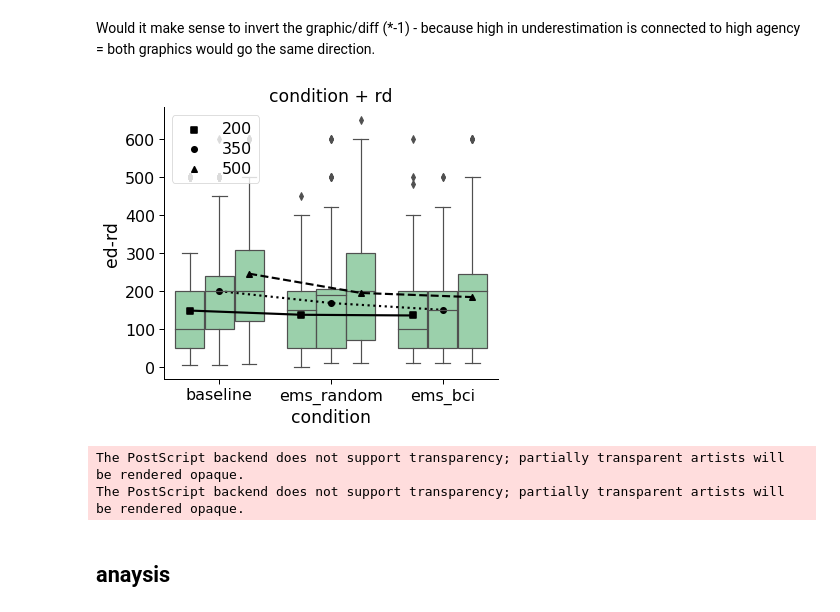
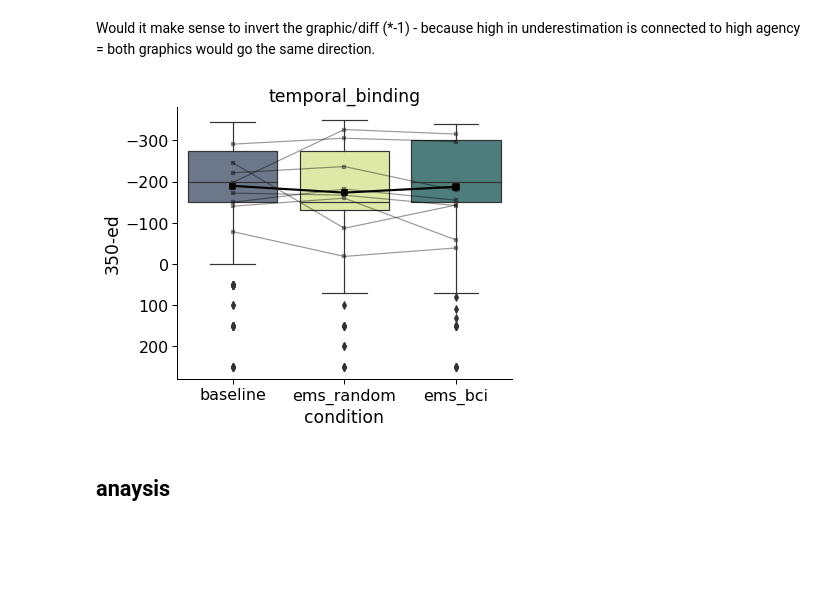
Before and after one commit to lukasgehrke/2021-fastReach, a Jupyter notebook: analyses/Leonie_tests/analysis_short.ipynb, the cells around one changed output. Saved outputs shown, nothing was run; the diff lists cells and outputs as text; code cells hidden in the pictures; blank space fills up the shorter version.

Commit message:
plot + skript update

```diff
--- a/analyses/Leonie_tests/analysis_short.ipynb
+++ b/analyses/Leonie_tests/analysis_short.ipynb
@@ -37,6 +37,8 @@ p= "C://Users/terfu/Desktop/2021-fastReach/data/study/" #repository for output
 # %%
 # load data
 behavior_raw= pd.read_csv( p + 'PI_results_design.csv')
+
+
 
 # set data types
 behavior_raw[['ed','rt']] = behavior_raw[['ed','rt']].apply(pd.to_numeric, axis=1)
@@ -44,6 +46,11 @@ behavior_raw[['ed','rt']] = behavior_raw[['ed','rt']].apply(pd.to_numeric, axis=
 behavior_raw['rd'] = behavior_raw['rd'].astype("string")  # needs to be string before category for R conversion
 
 behavior_raw[['rd','condition']] = behavior_raw[['rd','condition']].astype("category")
+
+
+# delete VP 18 (did not follow instructions in block 3)
+
+behavior_raw =  behavior_raw.loc[behavior_raw["id"] !=18]
 # %% [markdown]
 ### check raw data (rection times and estimated times)
 # %%
@@ -145,20 +152,23 @@ hist = sns.histplot(behavior, x = 'delta_tap_ems',ax =ax, hue = 'id')
 # with stimulation condition + time condition+ rd as y
 
 behavior[['rd']] = behavior[['rd']].apply(pd.to_numeric, axis=1)
-behavior["diff"]= behavior["ed"]
+behavior[['ed']] = behavior[['ed']].apply(pd.to_numeric, axis=1)
+# diff = ed - 350 because 350 is the mean of the different time intervals; maybe add *-1  to adapt direction of the plot
+behavior["diff"]= behavior['ed']-350
 behavior[['rd']] = behavior[['rd']].astype("category")
 
 
 ####tbd - change diff to rd-ed to get positive value for understimation
 #behavior["diff"] = behavior["diff"]*-1
 
-behavior_means = behavior.groupby(['id','condition','rd'],as_index=False)['diff'].mean()
+behavior_means = behavior.groupby(['id','condition'],as_index=False)['diff'].mean()
 
-palette = ['#365c8d','#E5E4E2','#899499','#4ac16d', '#277f8e','#440154']
+palette = ['#576683', '#E4f392', '#337775']
+
 cats= ['baseline','ems_random','ems_bci']
-ylabel = 'ed-rd'
+ylabel = '350-ed'
 xlabel = 'condition'
-title = 'condition + rd'
+title = 'temporal_binding'
 data = behavior
 data_means = behavior_means
 y = 'diff'
@@ -196,46 +211,49 @@ Would it make sense to invert the graphic/diff (*-1) - because high in underesti
 cats_0 = data[data[x]==cats[0]]
 cats_1 = data[data[x]==cats[1]]
 cats_2 = data[data[x]==cats[2]]
 
-pairs = [(cats[0], cats[1],cats[1])]
+pairs = [(cats[0], cats[1],cats[2])]
 
 
 with sns.plotting_context('paper', font_scale = 1.8):
 
     ### Create new plot
     fig, ax = plt.subplots(1, 1, figsize=(6,5))
     fig.patch.set_alpha(1)
 
     sns.despine() #bottom=True, left=True
 
         # show boxplots
-    ax = sns.boxplot(data = data,x = x, y = y, hue = hue2, order= cats,  palette= [palette[3],palette[3],palette[3]], )
+    ax = sns.boxplot(data = data,x = x, y = y,  order= ['baseline','ems_random','ems_bci'] ,  palette= palette )
     for patch in ax.patches: # adapt alpha
             r, g, b, a = patch.get_facecolor()
-            patch.set_facecolor((r, g, b, .6))
+            patch.set_facecolor((r, g, b, .9))
 
-        # show line connecting menas
-    ax = sns.pointplot(
-        data = data,x = x, y = y, dodge=.8 - .8 / 3,
-        markers=['s','o','^'],linestyles = ['solid','dotted','dashed'],order= cats,hue = hue2, size = 6, ci =None,palette= ['black','black','black'], labels = True)
+    # show line connecting means
+    ax =  sns.pointplot(data = data,x = x, y = y, markers="s",linewidth = 1, size = 6, ci =None,color = 'black',legend = False, order = cats)
 
+     #  show lines connecting pid means observations
+    ax = sns.lineplot(data = data_means, x = x, y = y,hue = hue, palette = sns.color_palette(['black'],8),legend = False,alpha=0.4)
+
+    ax = sns.scatterplot(data=data_means, x=x, y=y,s=10, legend= True, marker="s",color = 'black',edgecolor = 'black',alpha=0.4)
+
+    ax.invert_yaxis()
 
     handles, labels = ax.get_legend_handles_labels()
 
-    plt.legend(handles[3:6],labels[3:6],frameon=True,loc = 'upper left',labelspacing =0.3)
+    #plt.legend(handles[3:6],labels[3:6],frameon=True,loc = 'upper left',labelspacing =0.3)
 
     # label_plot_for_subcats(ax)
     ax.set_title(title)
     ax.set_ylabel(ylabel)
     ax.set_xlabel(xlabel)
 
     plt.show()
-fig.savefig('results/'+title + '_' + ylabel + '_' + xlabel + '.svg', format='eps', transparent=True, bbox_inches='tight', dpi=300)
-fig.savefig('results/'+title + '_' + ylabel + '_' + xlabel + '.png', format='eps', transparent=True, bbox_inches='tight', dpi=300)
+
+fig.savefig('results/'+title + '_'+'.svg', format='svg', transparent=True, bbox_inches='tight', dpi=300)
+fig.savefig('results/'+title + '_' +'.png', format='png', transparent=True, bbox_inches='tight', dpi=300)
 # %% [output]
-[figure, old version]
+[figure, new version]
-The PostScript backend does not support transparency; partially transparent artists will be rendered opaque.
-The PostScript backend does not support transparency; partially transparent artists will be rendered opaque.
 # %% [markdown]
 ## anaysis
 # %% [markdown]
```
Also changed, not shown: parts of 27 cells of this notebook, 35 other files.
